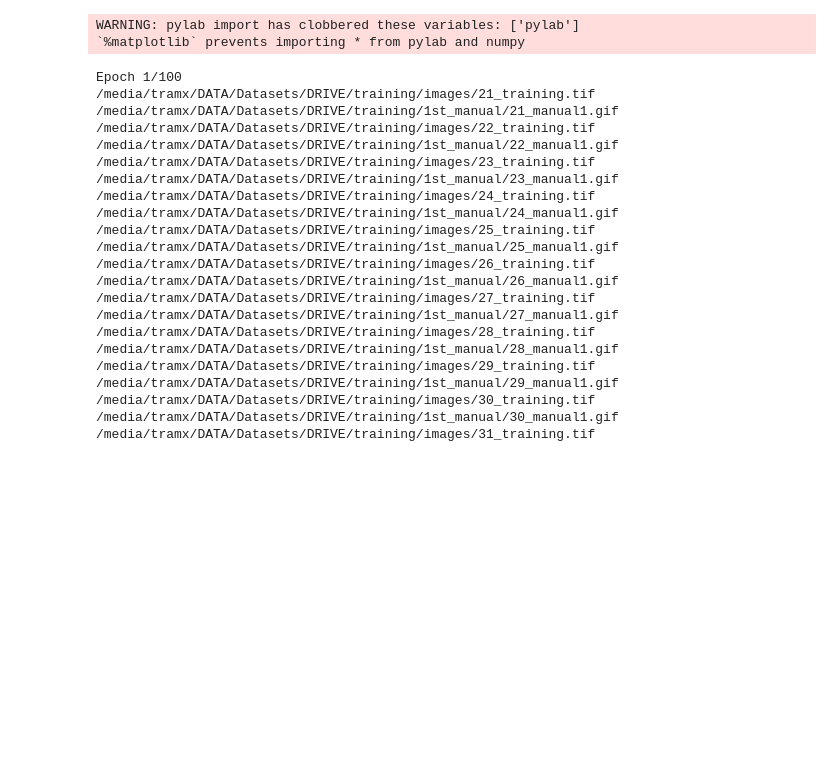
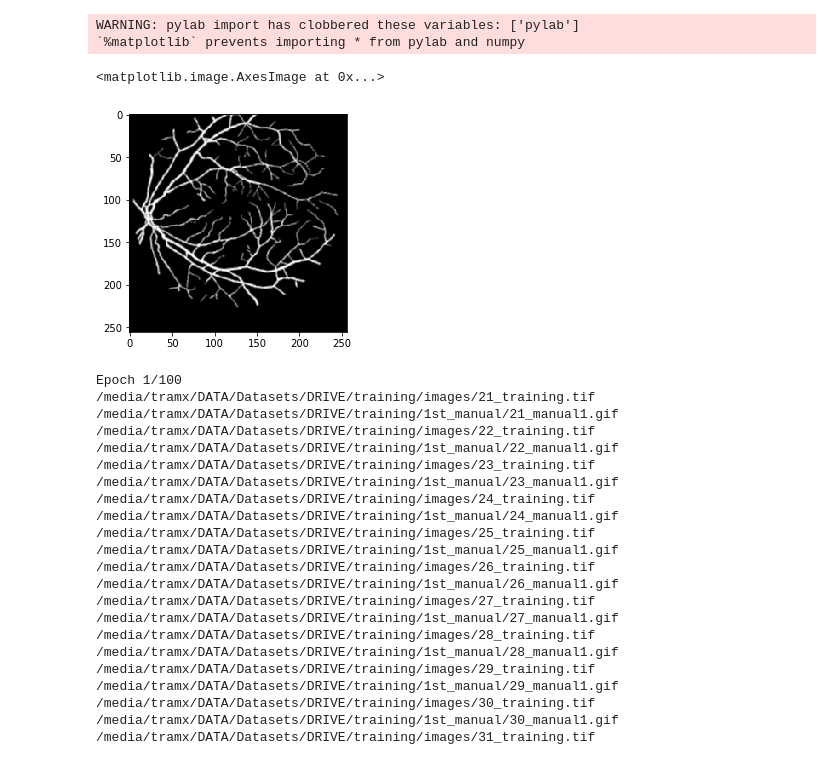
Before and after one commit to Taib/machine_learning, a Jupyter notebook: notebooks/104_fully_convolutional_nets.ipynb, the cells around one changed output. Cells and saved outputs as stored; diff of their text form; code cells hidden in the pictures; blank space fills up the shorter version.

```diff
--- a/notebooks/104_fully_convolutional_nets.ipynb
+++ b/notebooks/104_fully_convolutional_nets.ipynb
@@ -102,7 +102,7 @@ def data_generator(im_paths, gt_paths, resize=(256,256,1), clahe=False,
         for im_path, gt_path in zip(im_paths, gt_paths) :
             hash_im = hash(im_path)
 
-            if not im_stack.has_key(hash_im):
+            if hash_im not in im_stack.keys():
                 print im_path, gt_path
                 img, gt = read_and_resize(im_path, gt_path, resize=resize)
                 if len(im_stack.keys()) > MAX_IM_QUEUE:
@@ -160,13 +160,20 @@ output = tf.keras.layers.Conv2D(1, (3,3), padding='same', activation='sigmoid')(
 model = tf.keras.Model(input_image, output, name='model')
 # %%
 model.compile(optimizer='adam', loss='binary_crossentropy', metrics=['accuracy'])
+# %%
+train_paths, test_paths = get_paths()
+train_paths = np.array(train_paths)
 # %%
 generator = data_generator(train_paths[:,0], train_paths[:,1], clahe=False,
                horizontal_flip=True, width_shift_range=0.2,
                height_shift_range=0.2, vertical_flip=True, rotate_range=(-15,15),
                batch_size=1, MAX_IM_QUEUE=20)
 # %%
-plt.imshow(gts[0, :, :, 0], cmap=plt.cm.gray)
+im, gt = next(generator)
+plt.imshow(gt[0, :, :, 0], cmap=plt.cm.gray)
+# %% [output]
+<matplotlib.image.AxesImage at 0x...>
+[figure, added]
 # %%
 batch_size = 1
 n_epochs = 100
```
Also changed, not shown: 4 other files.
